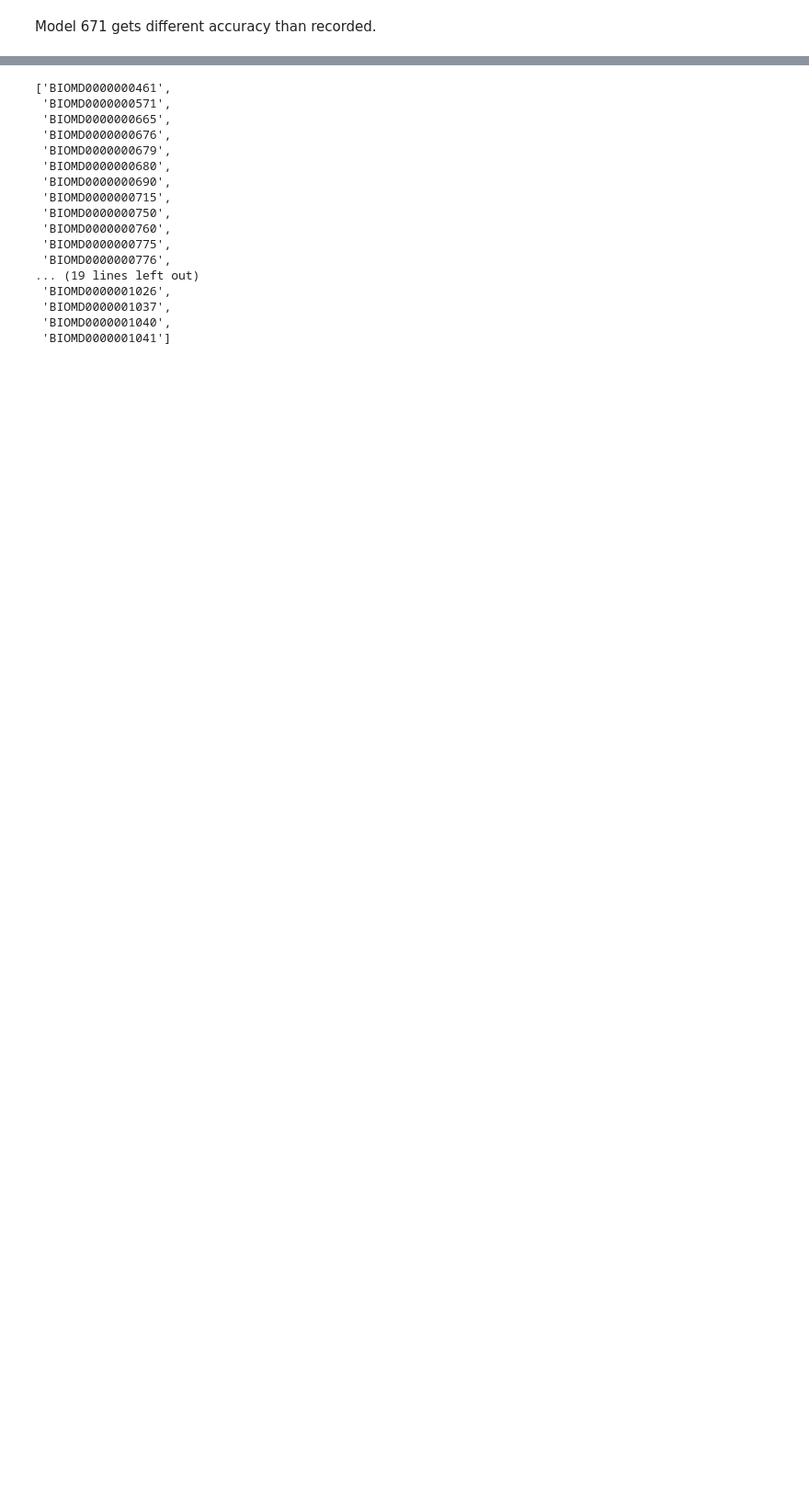
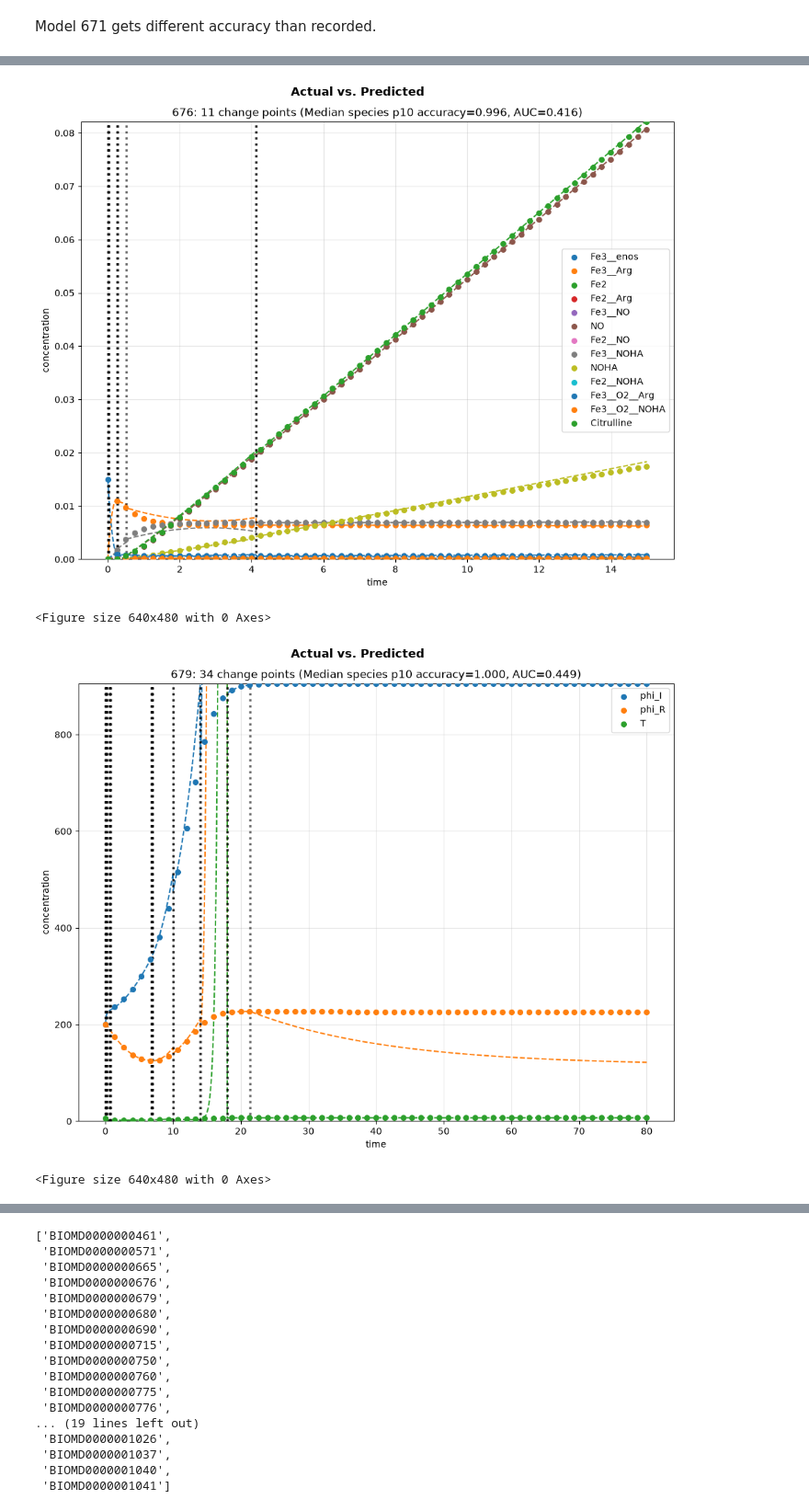
Before and after one commit to joseph-hellerstein/biomodels_linearity, a Jupyter notebook: notebooks/psd_prediction_analysis.ipynb, the cells around one changed output, grey strips where cells are left out. Shown at 92% size. Cells and saved outputs as stored; diff of their text form; code cells hidden in the pictures; blank space fills up the shorter version.

```diff
--- a/notebooks/psd_prediction_analysis.ipynb
+++ b/notebooks/psd_prediction_analysis.ipynb
@@ -226 +238,8 @@ run(MODEL_COLLECTION[1:3])
 <Figure size 640x480 with 0 Axes>
+# %%
+run(MODEL_COLLECTION[3:10])
+# %% [output]
+[figure, added]
+<Figure size 640x480 with 0 Axes>
+[figure, added]
+<Figure size 640x480 with 0 Axes>
```
Also changed, not shown: parts of 6 cells of this notebook, 7 other files.
